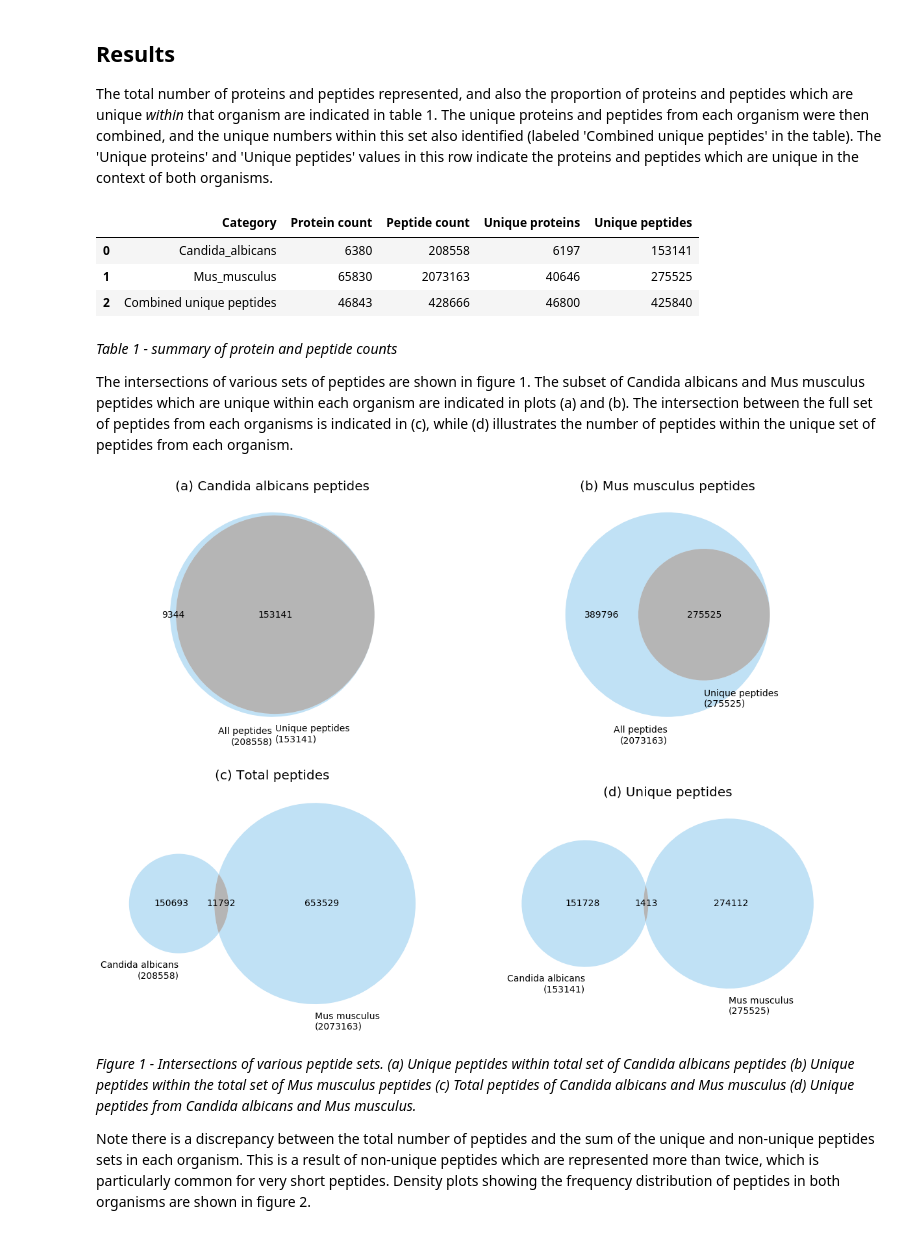
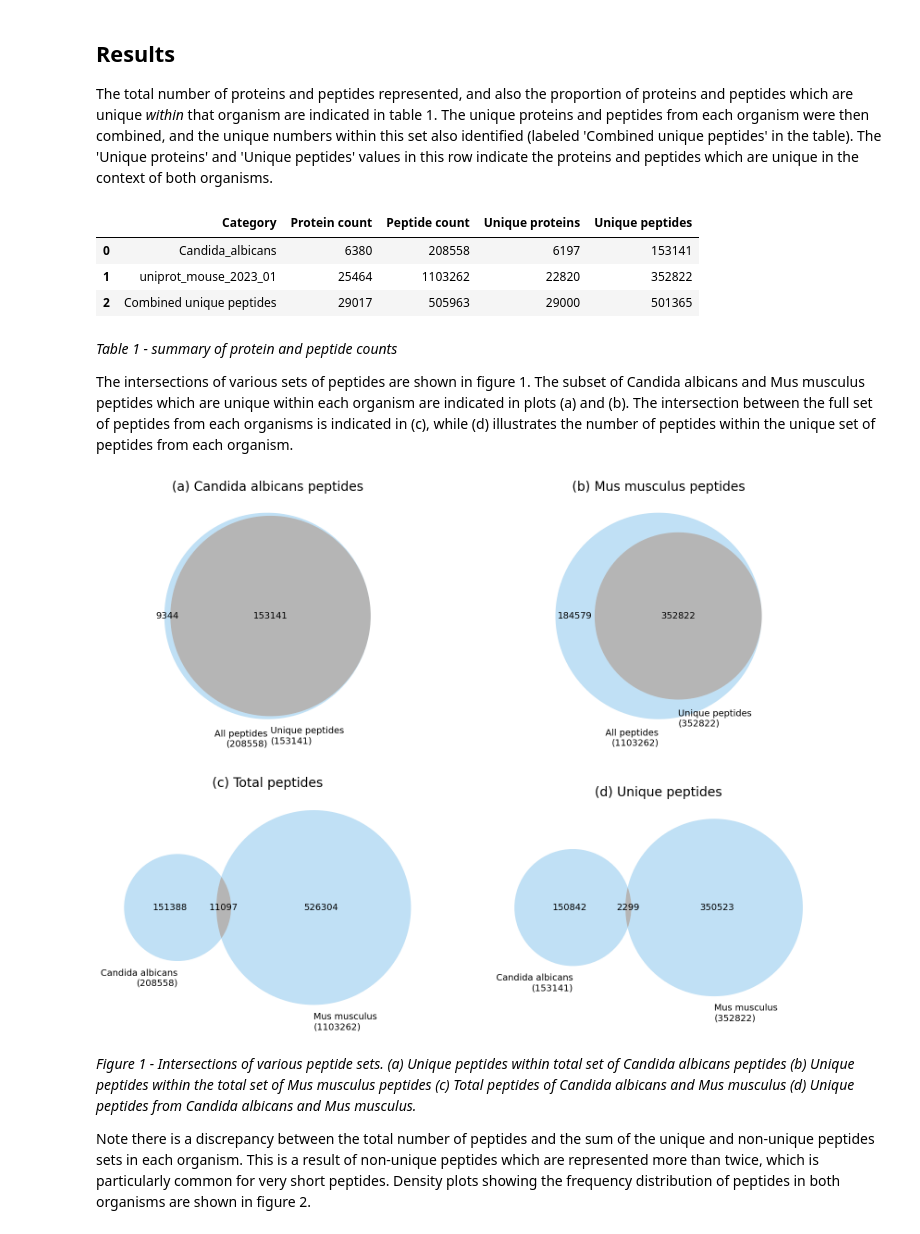
Before and after one commit to bartongroup/Mouse-Candida-Peptide-Overlaps, a Jupyter notebook: Candida_Mouse_Peptide_Overlaps.ipynb, the cells around one changed output. Cells and saved outputs as stored; diff of their text form; code cells hidden in the pictures.

```diff
--- a/Candida_Mouse_Peptide_Overlaps.ipynb
+++ b/Candida_Mouse_Peptide_Overlaps.ipynb
@@ -43,12 +63,6 @@ Pepdigest reports the digest products for each protein, along with some basic st
 
 The total number of proteins and peptides represented, and also the proportion of proteins and peptides which are unique _within_ that organism are indicated in table 1. The unique proteins and peptides from each organism were then combined, and the unique numbers within this set also identified (labeled 'Combined unique peptides' in the table). The 'Unique proteins' and 'Unique peptides' values in this row indicate the proteins and peptides which are unique in the context of both organisms.
 # %%
-import os
-import re
-import hashlib
-import pandas as pd
-
-pd.set_option('display.notebook_repr_html', True)
 
 def parse_pepdigest(digestfile):
 
@@ -88,7 +102,7 @@ def parse_pepdigest(digestfile):
     return df
 
 # Identify protein and peptide counts for each organisms
-organisms=['Candida_albicans','Mus_musculus']
+organisms=['Candida_albicans','uniprot_mouse_2023_01']
 
 total_dfs={}
 high_freq_dfs={}
@@ -174,8 +188,8 @@ display(summary_df)
 # %% [output]
 |  | Category | Protein count | Peptide count | Unique proteins | Unique peptides |
 | 0 | Candida_albicans | 6380 | 208558 | 6197 | 153141 |
-| 1 | Mus_musculus | 65830 | 2073163 | 40646 | 275525 |
-| 2 | Combined unique peptides | 46843 | 428666 | 46800 | 425840 |
+| 1 | uniprot_mouse_2023_01 | 25464 | 1103262 | 22820 | 352822 |
+| 2 | Combined unique peptides | 29017 | 505963 | 29000 | 501365 |
 # %% [markdown]
 *Table 1 - summary of protein and peptide counts*
 
@@ -208,9 +222,9 @@ ca_pep.get_label_by_id('01').set_text('')
 
 plt.subplot(222)
 mm_pep=venn2(
-        [set(peplists['Mus_musculus']),set(peplists_unique['Mus_musculus'] )],
-        set_labels=("All peptides\n(%s)" % len(peplists['Mus_musculus']),
-                    "Unique peptides\n(%s)" % len(peplists_unique['Mus_musculus']))
+        [set(peplists['uniprot_mouse_2023_01']),set(peplists_unique['uniprot_mouse_2023_01'] )],
+        set_labels=("All peptides\n(%s)" % len(peplists['uniprot_mouse_2023_01']),
+                    "Unique peptides\n(%s)" % len(peplists_unique['uniprot_mouse_2023_01']))
     )
 plt.title('(b) Mus musculus peptides',fontsize=20)
 for text in mm_pep.set_labels:
@@ -227,9 +241,9 @@ mm_pep.get_label_by_id('01').set_text('')
 
 plt.subplot(223)
 total=venn2(
-        [set(peplists['Candida_albicans']),set(peplists['Mus_musculus'] )],
+        [set(peplists['Candida_albicans']),set(peplists['uniprot_mouse_2023_01'] )],
         set_labels=("Candida albicans\n(%s)" % len(peplists['Candida_albicans']),
-                    "Mus musculus\n(%s)" % len(peplists['Mus_musculus']))
+                    "Mus musculus\n(%s)" % len(peplists['uniprot_mouse_2023_01']))
     )
 plt.title('(c) Total peptides',fontsize=20)
 for text in total.set_labels:
@@ -238,37 +252,37 @@ for text in total.subset_labels:
     text.set_fontsize(14)
 total.get_patch_by_id('01').set_color('#62b3e6')
 total.get_patch_by_id('01').set_edgecolor('none')
 total.get_patch_by_id('11').set_color('#464646')
 total.get_patch_by_id('11').set_edgecolor('none')
 total.get_patch_by_id('10').set_color('#62b3e6')
 total.get_patch_by_id('10').set_edgecolor('none')
 
 plt.subplot(224)
 unique=venn2(
-        [set(peplists_unique['Candida_albicans']),set(peplists_unique['Mus_musculus'])],
+        [set(peplists_unique['Candida_albicans']),set(peplists_unique['uniprot_mouse_2023_01'])],
         set_labels=("Candida albicans\n(%s)" % len(peplists_unique['Candida_albicans']),
-                    "Mus musculus\n(%s)" % len(peplists_unique['Mus_musculus']))
+                    "Mus musculus\n(%s)" % len(peplists_unique['uniprot_mouse_2023_01']))
     )
 plt.title('(d) Unique peptides',fontsize=20)
 for text in unique.set_labels:
     text.set_fontsize(14)
 for text in unique.subset_labels:
     text.set_fontsize(14)
 unique.get_patch_by_id('01').set_color('#62b3e6')
 unique.get_patch_by_id('01').set_edgecolor('none')
 unique.get_patch_by_id('11').set_color('#464646')
 unique.get_patch_by_id('11').set_edgecolor('none')
 unique.get_patch_by_id('10').set_color('#62b3e6')
 unique.get_patch_by_id('10').set_edgecolor('none')
 
-mouse_prots=total_dfs['Mus_musculus']['protein_id'].tolist()
+mouse_prots=total_dfs['uniprot_mouse_2023_01']['protein_id'].tolist()
 candida_prots=total_dfs['Candida_albicans']['protein_id'].tolist()
 duplicate_df=merged_df[merged_df.duplicated('peptide',keep=False)]
 common_prots=duplicate_df['protein_id'].unique().tolist()
 
 plt.show()
 # %% [output]
-[figure, old version]
+[figure, new version]
 # %% [markdown]
 *Figure 1 - Intersections of various peptide sets. (a) Unique peptides within total set of Candida albicans peptides (b) Unique peptides within the total set of Mus musculus peptides (c) Total peptides of Candida albicans and Mus musculus (d) Unique peptides from Candida albicans and Mus musculus.*
 
```
Also changed, not shown: parts of 12 cells of this notebook, 1 other file.
